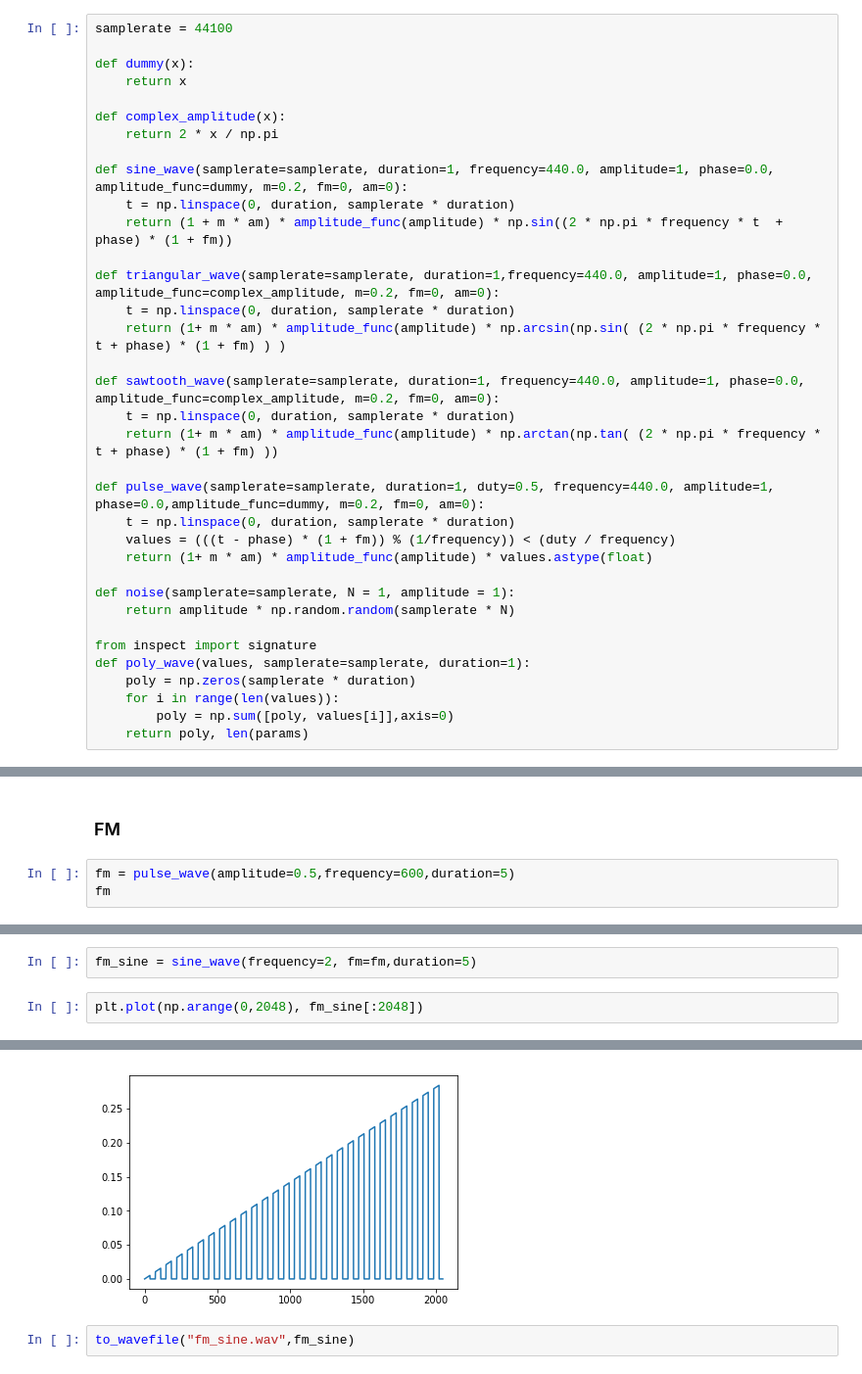
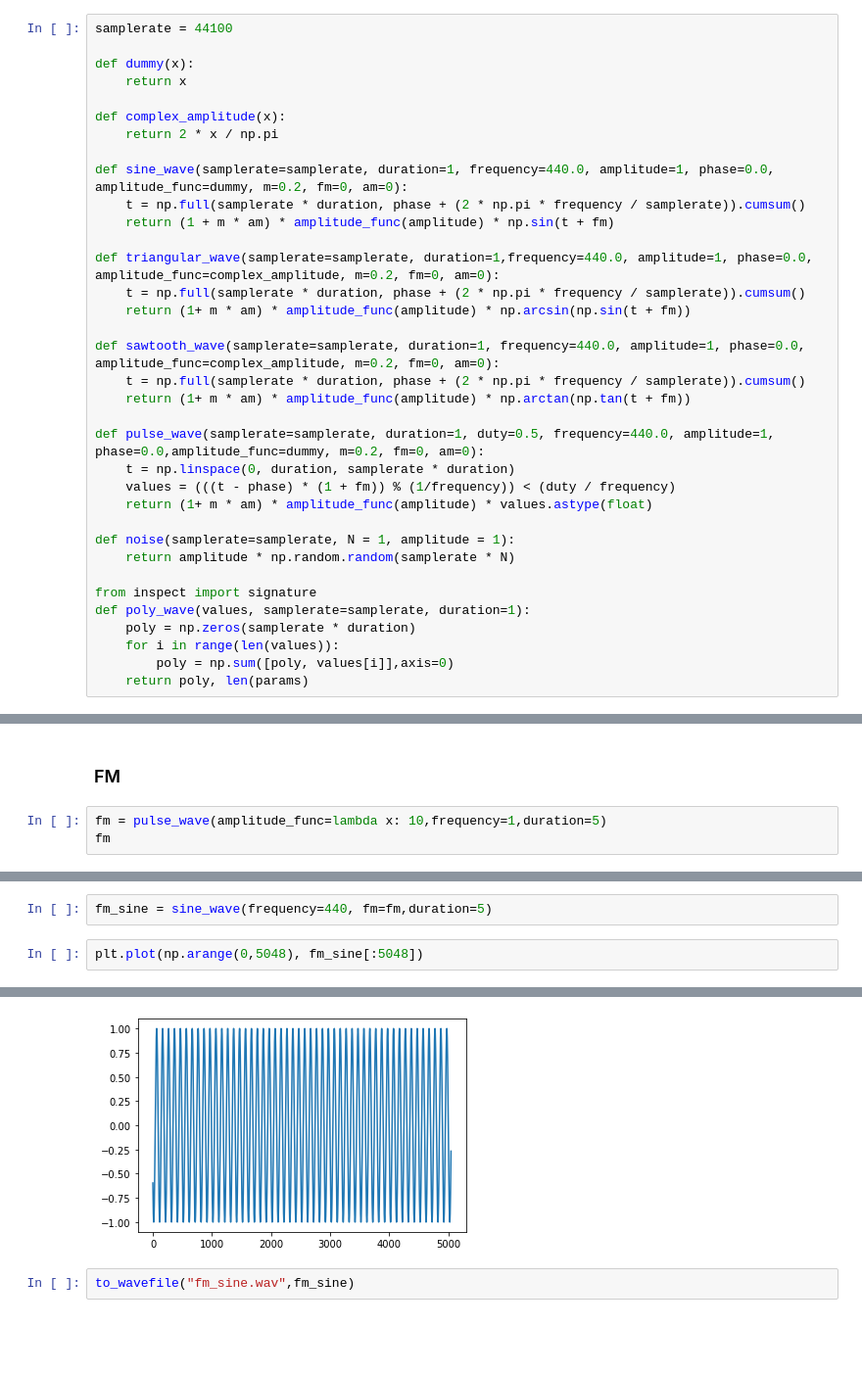
Before and after one commit to Misterion777/dsp, a Jupyter notebook: Lab1/Signals Generator.ipynb, the cells around one changed output, grey strips where cells are left out. Shown at 98% size. Cells and saved outputs as stored; diff of their text form; blank space fills up the shorter version.

```diff
--- a/Lab1/Signals Generator.ipynb
+++ b/Lab1/Signals Generator.ipynb
@@ -19,16 +20,16 @@ def complex_amplitude(x):
     return 2 * x / np.pi
 
 def sine_wave(samplerate=samplerate, duration=1, frequency=440.0, amplitude=1, phase=0.0, amplitude_func=dummy, m=0.2, fm=0, am=0):
-    t = np.linspace(0, duration, samplerate * duration)
-    return (1 + m * am) * amplitude_func(amplitude) * np.sin((2 * np.pi * frequency * t  + phase) * (1 + fm))
+    t = np.full(samplerate * duration, phase + (2 * np.pi * frequency / samplerate)).cumsum()
+    return (1 + m * am) * amplitude_func(amplitude) * np.sin(t + fm)
 
 def triangular_wave(samplerate=samplerate, duration=1,frequency=440.0, amplitude=1, phase=0.0, amplitude_func=complex_amplitude, m=0.2, fm=0, am=0):
-    t = np.linspace(0, duration, samplerate * duration)
-    return (1+ m * am) * amplitude_func(amplitude) * np.arcsin(np.sin( (2 * np.pi * frequency * t + phase) * (1 + fm) ) )
+    t = np.full(samplerate * duration, phase + (2 * np.pi * frequency / samplerate)).cumsum()
+    return (1+ m * am) * amplitude_func(amplitude) * np.arcsin(np.sin(t + fm))
 
 def sawtooth_wave(samplerate=samplerate, duration=1, frequency=440.0, amplitude=1, phase=0.0, amplitude_func=complex_amplitude, m=0.2, fm=0, am=0):
-    t = np.linspace(0, duration, samplerate * duration)
-    return (1+ m * am) * amplitude_func(amplitude) * np.arctan(np.tan( (2 * np.pi * frequency * t + phase) * (1 + fm) ))
+    t = np.full(samplerate * duration, phase + (2 * np.pi * frequency / samplerate)).cumsum()
+    return (1+ m * am) * amplitude_func(amplitude) * np.arctan(np.tan(t + fm))
 
 def pulse_wave(samplerate=samplerate, duration=1, duty=0.5, frequency=440.0, amplitude=1, phase=0.0,amplitude_func=dummy, m=0.2, fm=0, am=0):
     t = np.linspace(0, duration, samplerate * duration)
@@ -184,6 +185,6 @@ display.Audio(url=dirname + 'am_sin.wav')
 # %% [markdown]
 ### FM
 # %%
-fm = pulse_wave(amplitude=0.5,frequency=600,duration=5)
+fm = pulse_wave(amplitude_func=lambda x: 10,frequency=1,duration=5)
 fm
 # %% [output]
@@ -191,10 +192,10 @@ array([0.5, 0.5, 0.5, ..., 0. , 0. , 0. ])
 # %%
-fm_sine = sine_wave(frequency=2, fm=fm,duration=5)
+fm_sine = sine_wave(frequency=440, fm=fm,duration=5)
 # %%
-plt.plot(np.arange(0,2048), fm_sine[:2048])
+plt.plot(np.arange(0,5048), fm_sine[:5048])
 # %% [output]
 [<matplotlib.lines.Line2D at 0x...>]
-[figure, old version]
+[figure, new version]
 # %%
 to_wavefile("fm_sine.wav",fm_sine)
 # %%
```
Also changed, not shown: parts of 10 cells of this notebook, 3 other files.
